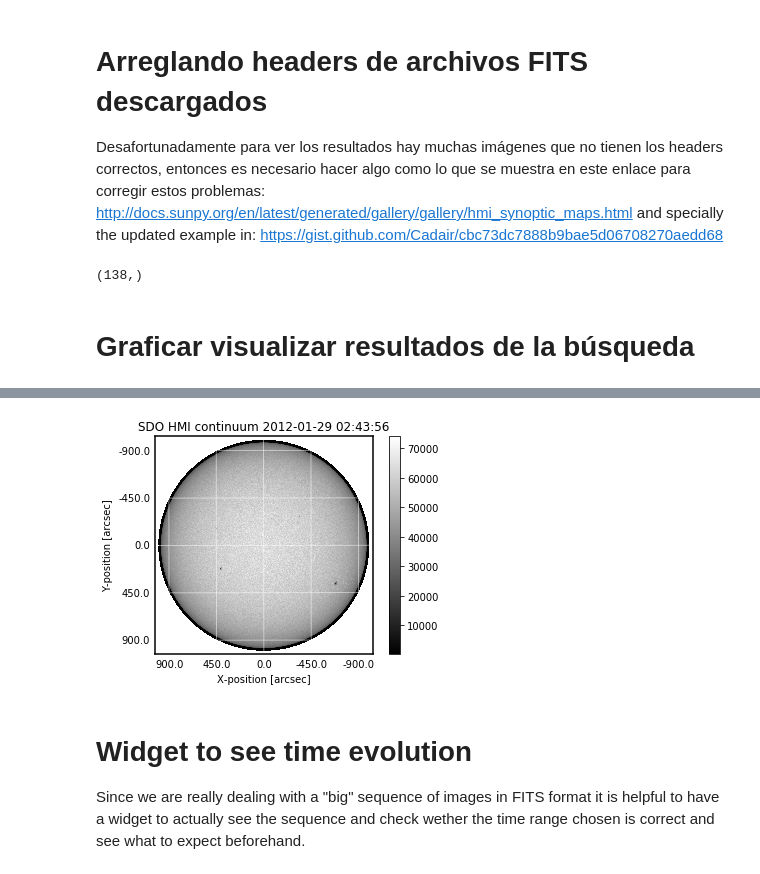
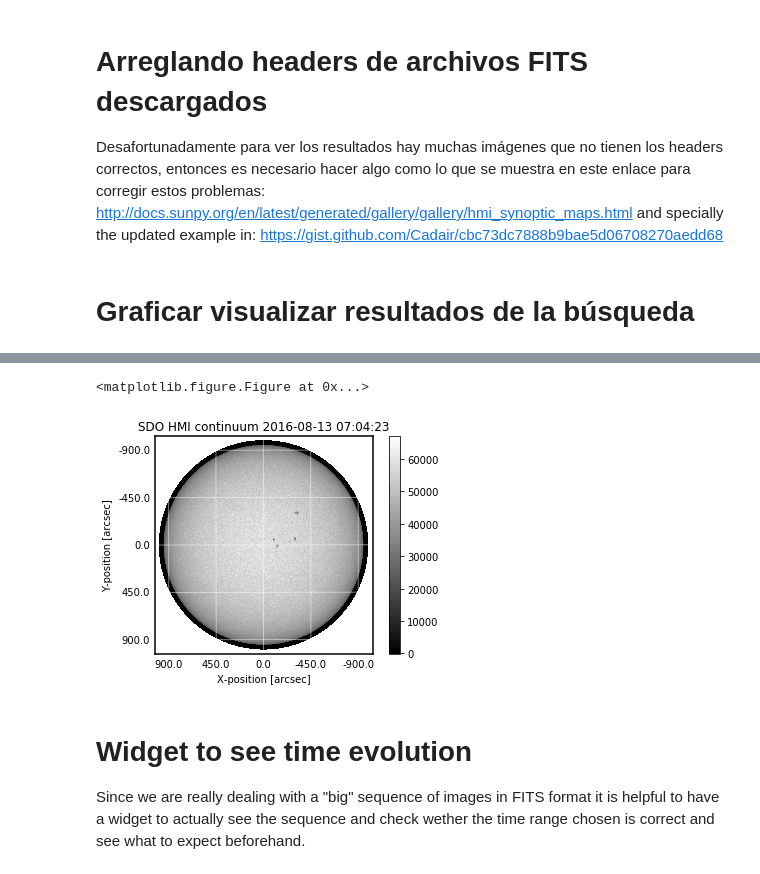
Before and after one commit to ijpulidos/solar-physics-ex, a Jupyter notebook: rotation/Processing.ipynb, the cells around one changed output, grey strips where cells are left out. Drawn from its saved outputs; the diff is of its cells as text; code cells hidden in the pictures.

```diff
--- a/rotation/Processing.ipynb
+++ b/rotation/Processing.ipynb
@@ -34,0 +58,4 @@ PONER ACÁ LA ESTRUCTURA DE DIRECTORIOS DE DATOS
+# %%
+basepath = !pwd
+fits_files = !ls data/set10/*.fits  # Quedan con el path data/*.fits
+np.shape(fits_files)
@@ -35,12 +64,6 @@ PONER ACÁ LA ESTRUCTURA DE DIRECTORIOS DE DATOS
 # %% [markdown]
 # Arreglando headers de archivos FITS descargados
 Desafortunadamente para ver los resultados hay muchas imágenes que no tienen los headers correctos, entonces es necesario hacer algo como lo que se muestra en este enlace para corregir estos problemas: http://docs.sunpy.org/en/latest/generated/gallery/gallery/hmi_synoptic_maps.html and specially the updated example in: https://gist.github.com/Cadair/cbc73dc7888b9bae5d06708270aedd68
-# %%
-basepath = !pwd
-fits_files = !ls data/set1/*.fits  # Quedan con el path data/*.fits
-np.shape(fits_files)
-# %% [output]
-(138,)
 # %%
 #from IPython.display import clear_output
 # Read header and data from all fits files programatically
@@ -84,8 +107,9 @@ for file in tqdm_notebook(fits_files):
 # %%
 # Esto es para ver alguna imagen en específico, con coordenadas y todo
 %matplotlib inline
+plt.figure(figsize=(16,9))
 # Making the map
-fitsfile = fits.open(basepath[0]+'/'+fits_files[14])
+fitsfile = fits.open(basepath[0]+'/'+fits_files[10])
 fitsfile.verify('fix')
 data = fitsfile[1].data
 header = fitsfile[1].header
@@ -109,7 +133,8 @@ WARNING: VerifyWarning:     Card 74: [astropy.io.fits.verify]
 WARNING: VerifyWarning:         Card 'CSYSER2' is not FITS standard (invalid value string: 'nan').  Fixed 'CSYSER2' card to meet the FITS standard. [astropy.io.fits.verify]
 WARNING: VerifyWarning: Note: astropy.io.fits uses zero-based indexing.
  [astropy.io.fits.verify]
+<matplotlib.figure.Figure at 0x...>
-[figure, old version]
+[figure, new version]
 # %%
 # Para dibujar perfiles
 plt.plot(data[2048,:])
```
Also changed, not shown: parts of 18 cells of this notebook.
